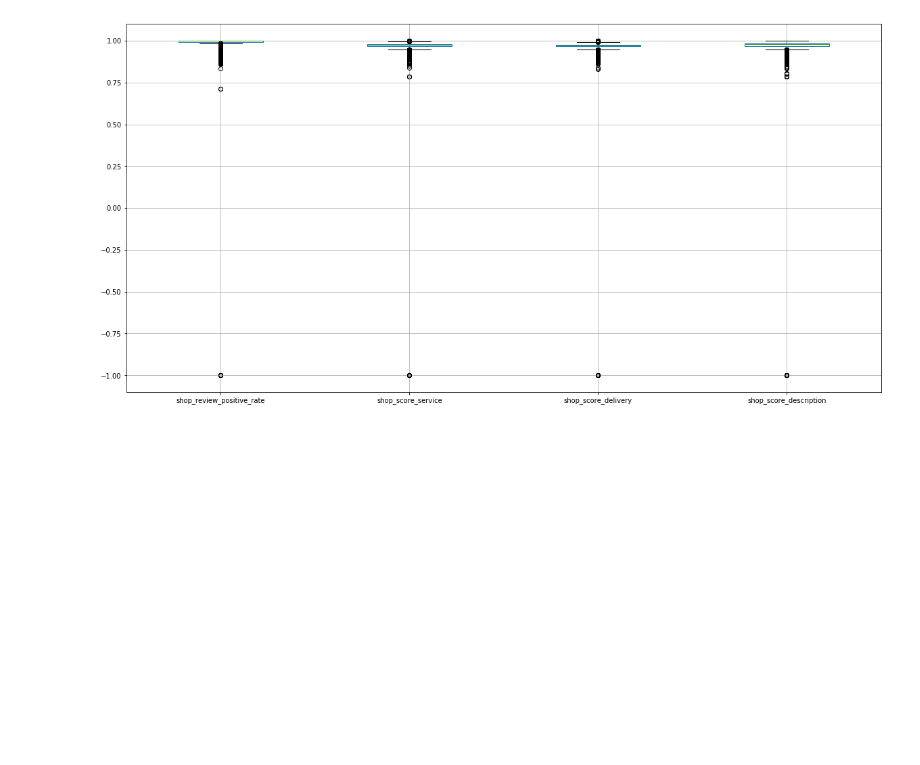
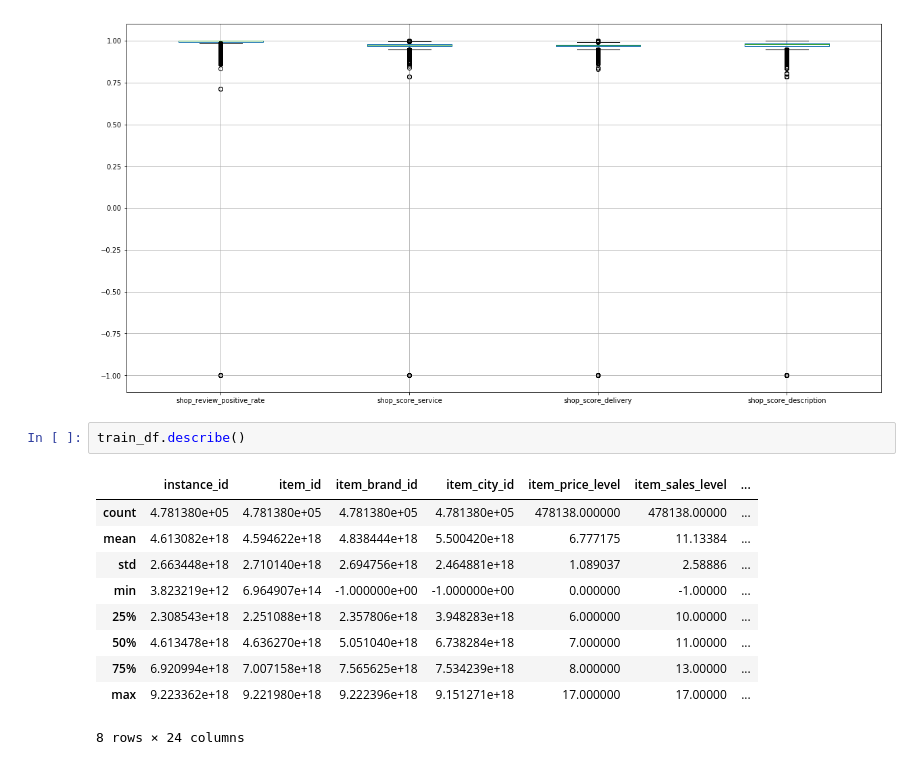
Before and after one commit to secrettianchigroup/SecretTianchiProject, a Jupyter notebook: data_peek.ipynb, the cells around one changed output. Saved outputs shown, nothing was run; the diff lists cells and outputs as text; blank space fills up the shorter version.

```diff
--- a/data_peek.ipynb
+++ b/data_peek.ipynb
@@ -173,3 +173,16 @@ train_df[ser3_list].boxplot(figsize=(20,10))
 # %% [output]
 <matplotlib.axes._subplots.AxesSubplot at 0x...>
 [figure]
+# %%
+train_df.describe()
+# %% [output]
+|  | instance_id | item_id | item_brand_id | item_city_id | item_price_level | item_sales_level | ... |
+| count | 4.781380e+05 | 4.781380e+05 | 4.781380e+05 | 4.781380e+05 | 478138.000000 | 478138.00000 | ... |
+| mean | 4.613082e+18 | 4.594622e+18 | 4.838444e+18 | 5.500420e+18 | 6.777175 | 11.13384 | ... |
+| std | 2.663448e+18 | 2.710140e+18 | 2.694756e+18 | 2.464881e+18 | 1.089037 | 2.58886 | ... |
+| min | 3.823219e+12 | 6.964907e+14 | -1.000000e+00 | -1.000000e+00 | 0.000000 | -1.00000 | ... |
+| 25% | 2.308543e+18 | 2.251088e+18 | 2.357806e+18 | 3.948283e+18 | 6.000000 | 10.00000 | ... |
+| 50% | 4.613478e+18 | 4.636270e+18 | 5.051040e+18 | 6.738284e+18 | 7.000000 | 11.00000 | ... |
+| 75% | 6.920994e+18 | 7.007158e+18 | 7.565625e+18 | 7.534239e+18 | 8.000000 | 13.00000 | ... |
+| max | 9.223362e+18 | 9.221980e+18 | 9.222396e+18 | 9.151271e+18 | 17.000000 | 17.00000 | ... |
+8 rows × 24 columns
```
Also changed, not shown: parts of 1 cell of this notebook.
